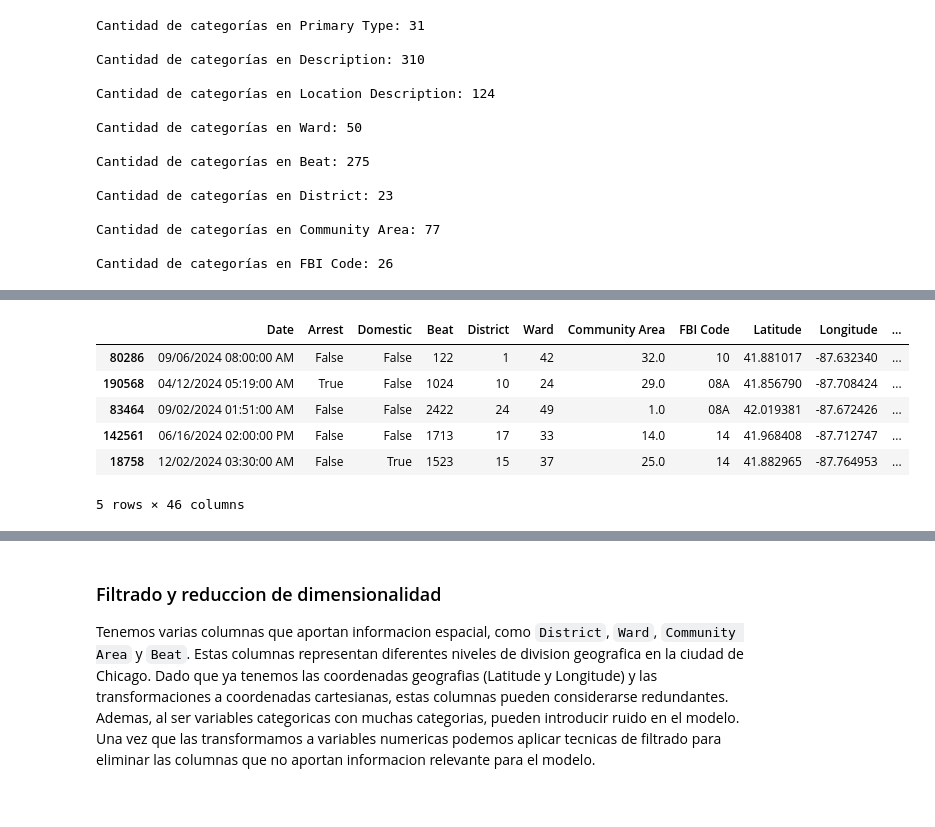
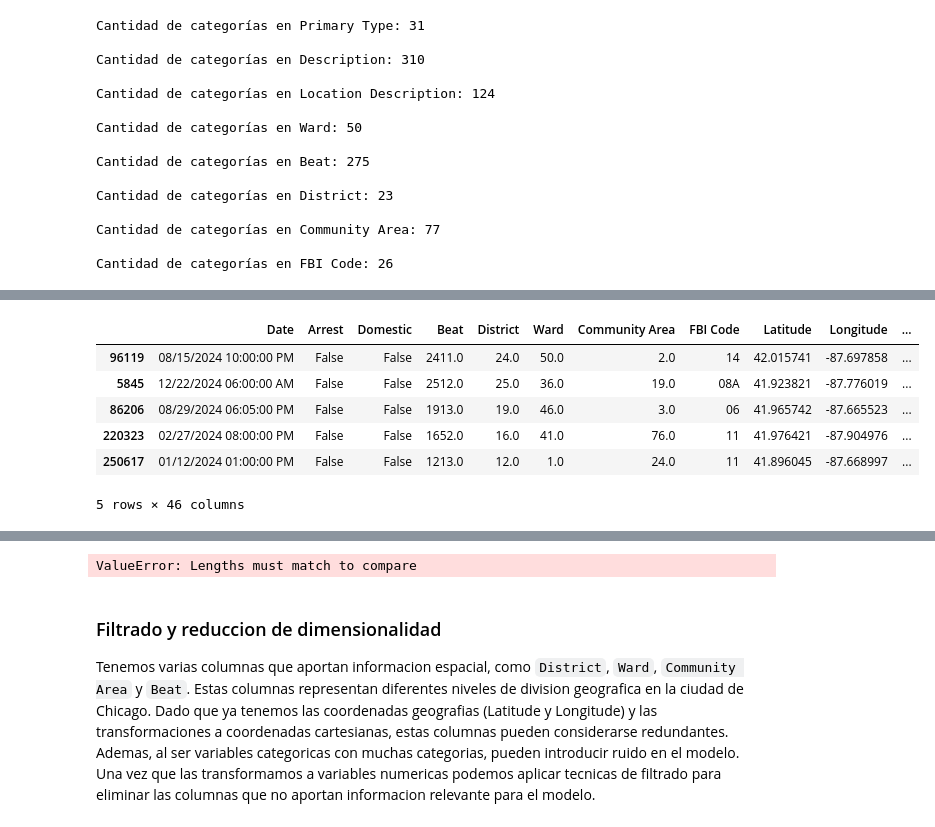
Before and after one commit to maximdorogov/fiuba-analisis-de-datos, a Jupyter notebook: tp2.ipynb, the cells around one changed output, grey strips where cells are left out. Saved outputs shown, nothing was run; the diff lists cells and outputs as text; code cells hidden in the pictures.

Commit message:
conclusiones y transformaciones a test

```diff
--- a/tp2.ipynb
+++ b/tp2.ipynb
@@ -236,6 +236,9 @@ plt.title('Histogram of z')
 plt.tight_layout()
 # %% [output]
 [figure]
+# %%
+# Hacemos lo mismo para los datos de test
+x_test[['x', 'y', 'z']] = scaler.transform(x_test[['x', 'y', 'z']])
 # %% [markdown]
 ### Codificacion de variables categoricas
 # %% [markdown]
@@ -301,13 +316,22 @@ df.drop(columns=[
-# %%
-# Concatenamos los dataframes codificados con el original
-df = pd.concat([df, encoded_desc, encoded_loc_desc, encoded_primary_type], axis=1)
-df.head()
-# %% [output]
-|  | Date | Arrest | Domestic | Beat | District | Ward | Community Area | FBI Code | Latitude | Longitude | ... |
-| 80286 | 09/06/2024 08:00:00 AM | False | False | 122 | 1 | 42 | 32.0 | 10 | 41.881017 | -87.632340 | ... |
-| 190568 | 04/12/2024 05:19:00 AM | True | False | 1024 | 10 | 24 | 29.0 | 08A | 41.856790 | -87.708424 | ... |
-| 83464 | 09/02/2024 01:51:00 AM | False | False | 2422 | 24 | 49 | 1.0 | 08A | 42.019381 | -87.672426 | ... |
-| 142561 | 06/16/2024 02:00:00 PM | False | False | 1713 | 17 | 33 | 14.0 | 14 | 41.968408 | -87.712747 | ... |
-| 18758 | 12/02/2024 03:30:00 AM | False | True | 1523 | 15 | 37 | 25.0 | 14 | 41.882965 | -87.764953 | ... |
-5 rows × 46 columns
+# %%
+# replicamos los pasos para los datos de test
+encoded_desc_test = description_encoder.transform(x_test['Description'])
+encoded_loc_desc_test = loc_description_encoder.transform(
+    x_test['Location Description'])
+encoded_primary_type_test = primary_type_encoder.transform(
+    x_test['Primary Type'])
+encoded_primary_type.columns = [
+    f'primary_type_{i}' for i in range(encoded_primary_type.shape[1])]
+x_test.drop(columns=[
+    'Description', 'Location Description', 'Primary Type'], inplace=True)
+x_test = pd.concat([x_test, encoded_desc, encoded_loc_desc, encoded_primary_type], axis=1)
+x_test.head()
+# %% [output]
+|  | Date | Arrest | Domestic | Beat | District | Ward | Community Area | FBI Code | Latitude | Longitude | ... |
+| 96119 | 08/15/2024 10:00:00 PM | False | False | 2411.0 | 24.0 | 50.0 | 2.0 | 14 | 42.015741 | -87.697858 | ... |
+| 5845 | 12/22/2024 06:00:00 AM | False | False | 2512.0 | 25.0 | 36.0 | 19.0 | 08A | 41.923821 | -87.776019 | ... |
+| 86206 | 08/29/2024 06:05:00 PM | False | False | 1913.0 | 19.0 | 46.0 | 3.0 | 06 | 41.965742 | -87.665523 | ... |
+| 220323 | 02/27/2024 08:00:00 PM | False | False | 1652.0 | 16.0 | 41.0 | 76.0 | 11 | 41.976421 | -87.904976 | ... |
+| 250617 | 01/12/2024 01:00:00 PM | False | False | 1213.0 | 12.0 | 1.0 | 24.0 | 11 | 41.896045 | -87.668997 | ... |
+5 rows × 46 columns
 # %%
@@ -327,6 +351,14 @@ df.head()
 | 142561 | 06/16/2024 02:00:00 PM | False | False | 0.169114 | 0.137391 | 0.262002 | 0.300095 | 0.010800 | 41.968408 | -87.712747 | ... |
 | 18758 | 12/02/2024 03:30:00 AM | False | True | 0.333571 | 0.450890 | 0.745751 | 0.550877 | 0.010800 | 41.882965 | -87.764953 | ... |
 5 rows × 46 columns
+# %%
+# idem para test
+x_test = encoded.transform(x_test, y_test)
+# Normalizamos las columnas codificadas al mismo rango [0, 1]
+x_test[['Ward', 'Beat', 'District', 'Community Area', 'FBI Code']] = scaler.transform(
+    x_test[['Ward', 'Beat', 'District', 'Community Area', 'FBI Code']])
+# %% [output]
+ValueError: Lengths must match to compare
 # %% [markdown]
 ### Filtrado y reduccion de dimensionalidad
 
```
Also changed, not shown: parts of 10 cells of this notebook.
